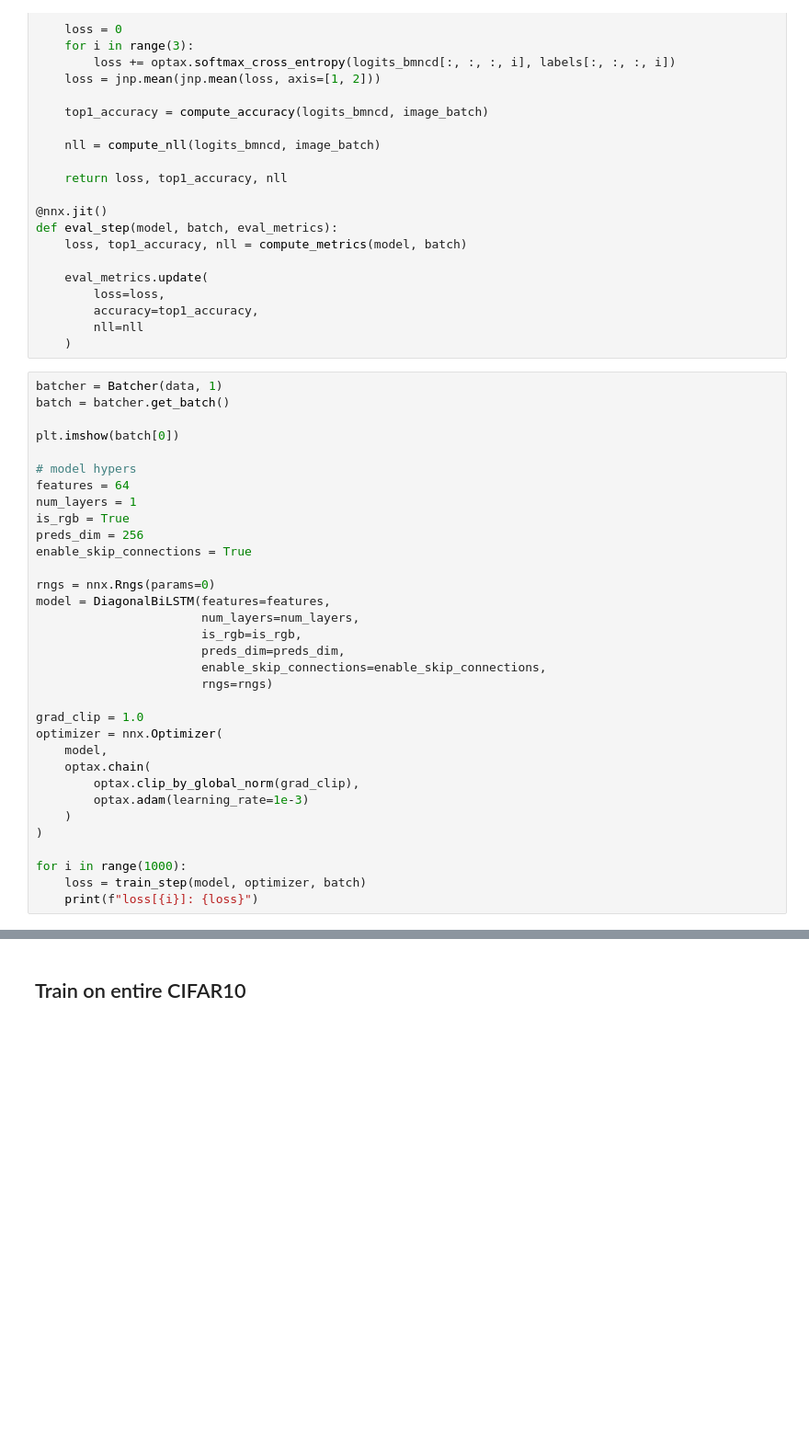
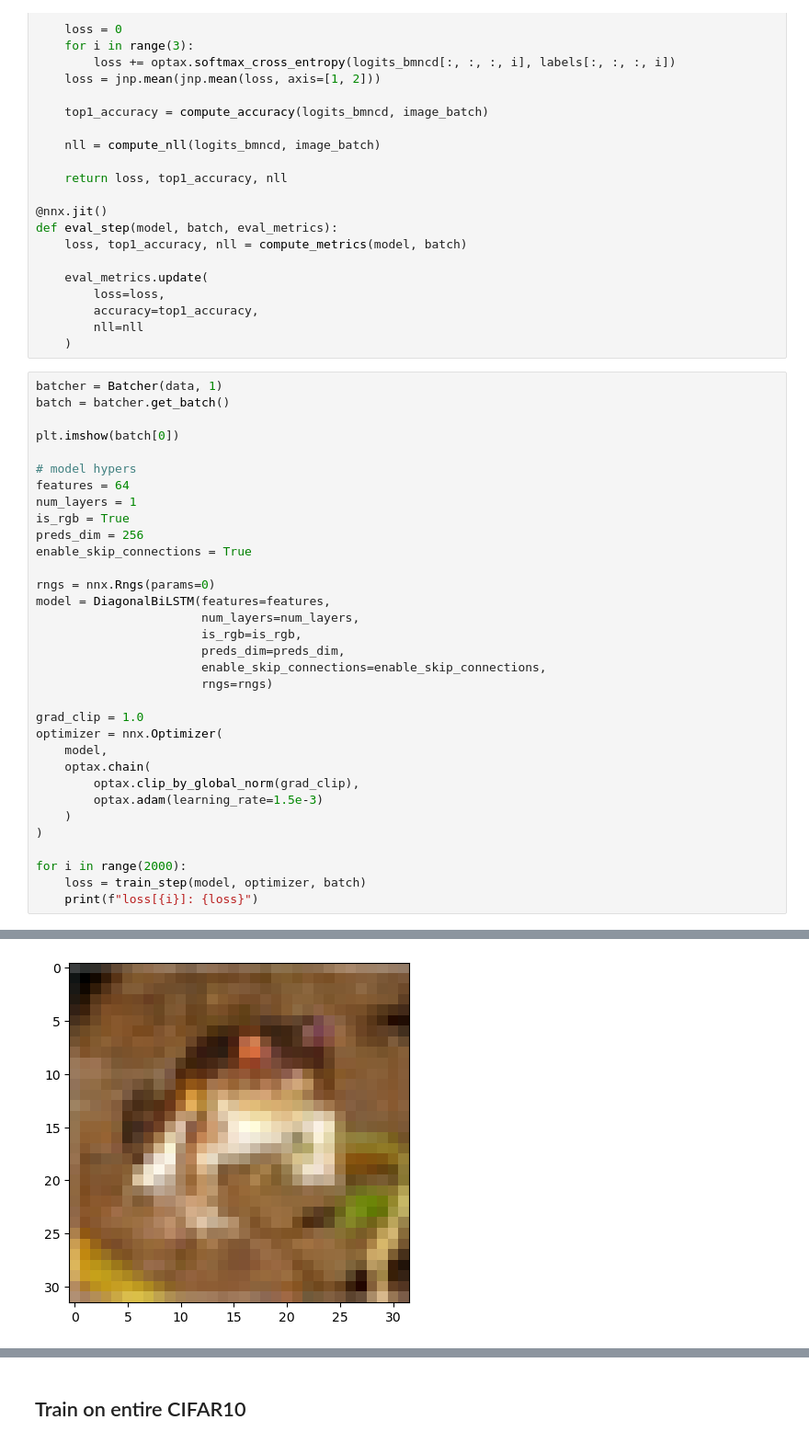
Before and after one commit to rmsnorm/pixel-rnn-jax, a Jupyter notebook: diagonal_bilstm_cifar10.ipynb, the cells around one changed output, grey strips where cells are left out. Shown at 92% size. Saved outputs shown, nothing was run; the diff lists cells and outputs as text; blank space fills up the shorter version.

```diff
--- a/diagonal_bilstm_cifar10.ipynb
+++ b/diagonal_bilstm_cifar10.ipynb
@@ -168,10 +170,11 @@ optimizer = nnx.Optimizer(
     model,
     optax.chain(
         optax.clip_by_global_norm(grad_clip),
-        optax.adam(learning_rate=1e-3)
+        optax.adam(learning_rate=1.5e-3)
     )
 )
 
-for i in range(1000):
+for i in range(2000):
     loss = train_step(model, optimizer, batch)
     print(f"loss[{i}]: {loss}")
+# %% [output]
@@ -178,2 +198,3 @@ for i in range(1000):
+[figure, added]
 # %%
 gen_image_batch = model.generate(32, 32, 1, jax.random.key(123))
```
Also changed, not shown: parts of 4 cells of this notebook, 2 other files.
